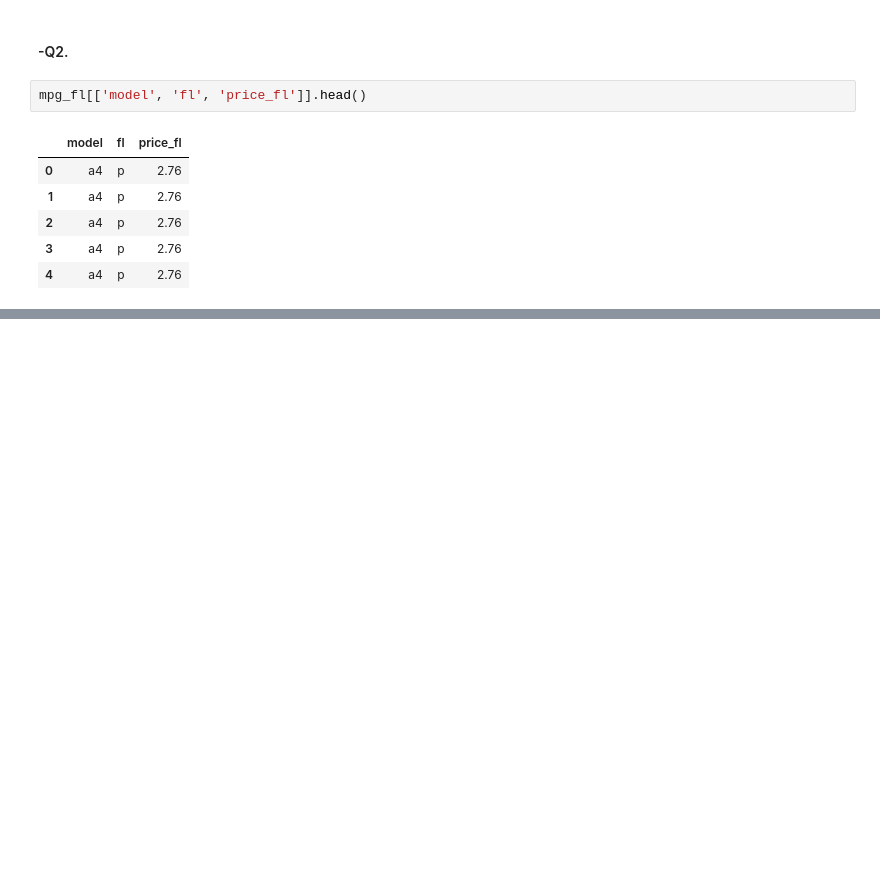
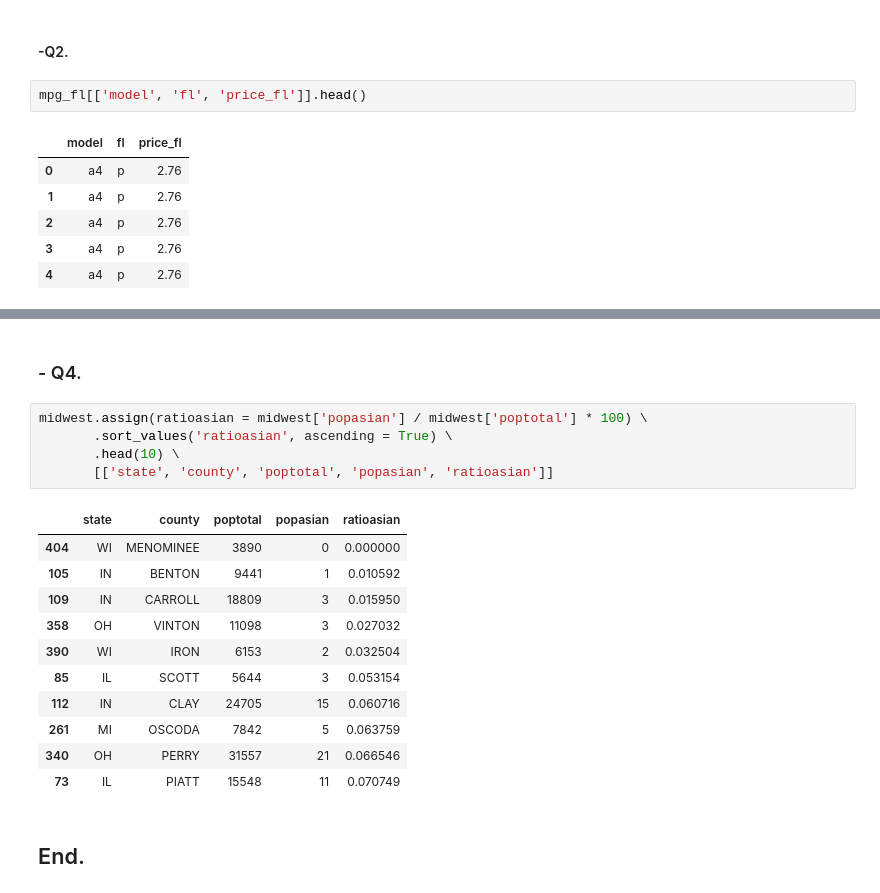
Before and after one commit to jamesbluenote/doit_pythondata, a Jupyter notebook: Doit_python_ch-06.ipynb, the cells around one changed output, grey strips where cells are left out. Saved outputs shown, nothing was run; the diff lists cells and outputs as text; blank space fills up the shorter version.

```diff
--- a/Doit_python_ch-06.ipynb
+++ b/Doit_python_ch-06.ipynb
@@ -1101,0 +1255,21 @@ mpg_fl[['model', 'fl', 'price_fl']].head()
+# %% [markdown]
+### - Q4.
+# %%
+midwest.assign(ratioasian = midwest['popasian'] / midwest['poptotal'] * 100) \
+       .sort_values('ratioasian', ascending = True) \
+       .head(10) \
+       [['state', 'county', 'poptotal', 'popasian', 'ratioasian']]
+# %% [output]
+|  | state | county | poptotal | popasian | ratioasian |
+| 404 | WI | MENOMINEE | 3890 | 0 | 0.000000 |
+| 105 | IN | BENTON | 9441 | 1 | 0.010592 |
+| 109 | IN | CARROLL | 18809 | 3 | 0.015950 |
+| 358 | OH | VINTON | 11098 | 3 | 0.027032 |
+| 390 | WI | IRON | 6153 | 2 | 0.032504 |
+| 85 | IL | SCOTT | 5644 | 3 | 0.053154 |
+| 112 | IN | CLAY | 24705 | 15 | 0.060716 |
+| 261 | MI | OSCODA | 7842 | 5 | 0.063759 |
+| 340 | OH | PERRY | 31557 | 21 | 0.066546 |
+| 73 | IL | PIATT | 15548 | 11 | 0.070749 |
+# %% [markdown]
+## End.
```
Also changed, not shown: parts of 26 cells of this notebook.
